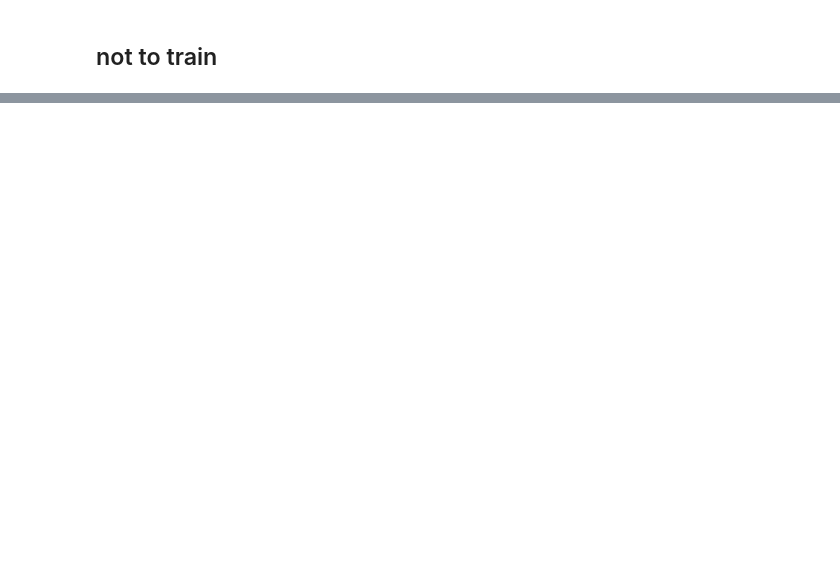
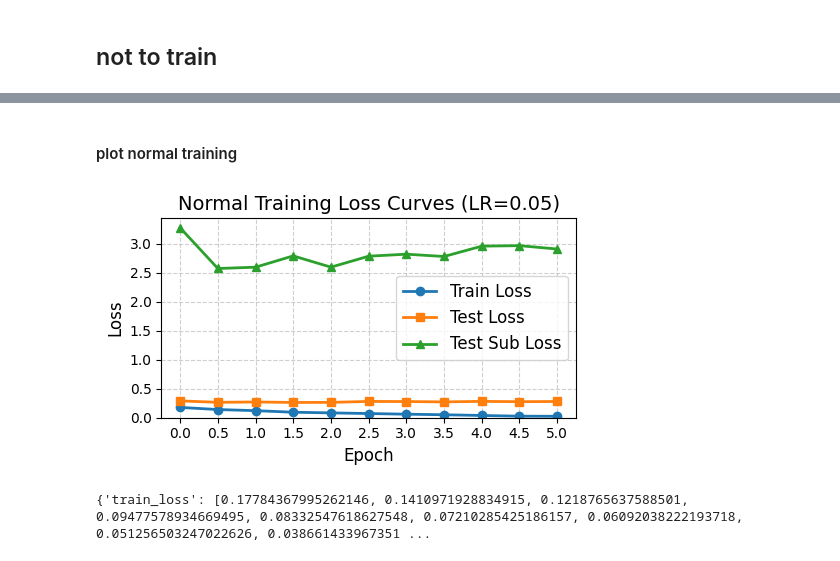
Before and after one commit to ucantseeit/generalization, a Jupyter notebook: ntk_result/trials/continueTrain.ipynb, the cells around one changed output, grey strips where cells are left out. Saved outputs shown, nothing was run; the diff lists cells and outputs as text; code cells hidden in the pictures; blank space fills up the shorter version.

```diff
--- a/ntk_result/trials/continueTrain.ipynb
+++ b/ntk_result/trials/continueTrain.ipynb
@@ -841,0 +1060,2 @@ get_batch_myentk_fn(new_model, )
+# %% [markdown]
+#### plot normal training
@@ -841,0 +1171,55 @@ get_batch_myentk_fn(new_model, )
+# %%
+# 1. 构造多 epoch 训练函数
+multi_train_fn = make_cont_train_curve_fn(
+	model=model100,
+	train_sub_ds=train_ds,
+	lr=0.05,
+)
+
+# 2. 分析多次运行
+results_dict = analyze_multi_stage_runs(
+	target_func=multi_train_fn,
+	repeat_num=10
+)
+# %%
+def plot_training_losses(results_dict: dict,
+						 title: str = "Training Losses over Epochs",
+						 figsize: tuple = (5, 3),
+                         epoch_interval=0.5
+                         ):
+    """
+    绘制 train_loss, test_loss, test_sub_loss 随 epoch 变化的曲线
+
+    参数:
+        results_dict: dict with keys 'train_loss', 'test_loss', 'test_sub_loss'
+                     each value is np.ndarray of shape (6,) for epochs 0~5
+        title: 图标题（可选）
+    """
+    epochs = [i * epoch_interval for i in np.arange(0, len(results_dict['train_loss']))]
+
+    plt.figure(figsize=figsize)
+    plt.plot(epochs, results_dict['train_loss'],
+             marker='o', label='Train Loss', linewidth=2, markersize=6)
+    plt.plot(epochs, results_dict['test_loss'],
+             marker='s', label='Test Loss', linewidth=2, markersize=6)
+    plt.plot(epochs, results_dict['test_sub_loss'],
+             marker='^', label='Test Sub Loss', linewidth=2, markersize=6)
+
+    plt.xlabel('Epoch', fontsize=12)
+    plt.ylabel('Loss', fontsize=12)
+    plt.title(title, fontsize=14)
+    plt.legend(fontsize=12)
+    plt.grid(True, linestyle='--', alpha=0.6)
+    plt.ylim(bottom=0)  # 纵坐标从 0 开始
+    plt.xticks(epochs)  # 显示所有 epoch 刻度
+    plt.tight_layout()
+    plt.show()
+
+results_dict = {'train_loss': [0.17784367995262146, 0.1410971928834915, 0.1218765637588501, 0.09477578934669495, 0.08332547618627548, 0.07210285425186157, 0.06092038222193718, 0.051256503247022626, 0.038661433967351916, 0.02661241720318794, 0.02485323562383652],
+ 'test_loss': [0.29008910851478575, 0.26578320298194885, 0.2714660212993622, 0.26352498648166656, 0.2645266917705536, 0.2810440327644348, 0.278873992061615, 0.2729335593223572, 0.2818593379020691, 0.2763371033191681, 0.2800218494415283],
+ 'test_sub_loss': [3.275315284729004, 2.5728888511657715, 2.595473051071167, 2.7902114391326904, 2.5961546897888184, 2.7848315238952637, 2.8197150230407715, 2.77978777885437, 2.958085298538208, 2.966841459274292, 2.90836238861084]}
+plot_training_losses(results_dict, title="Normal Training Loss Curves (LR=0.05)")
+print(results_dict)
+# %% [output]
+[figure, added]
+{'train_loss': [0.17784367995262146, 0.1410971928834915, 0.1218765637588501, 0.09477578934669495, 0.08332547618627548, 0.07210285425186157, 0.06092038222193718, 0.051256503247022626, 0.038661433967351 ...
```
Also changed, not shown: parts of 93 cells of this notebook, 5 other files.
